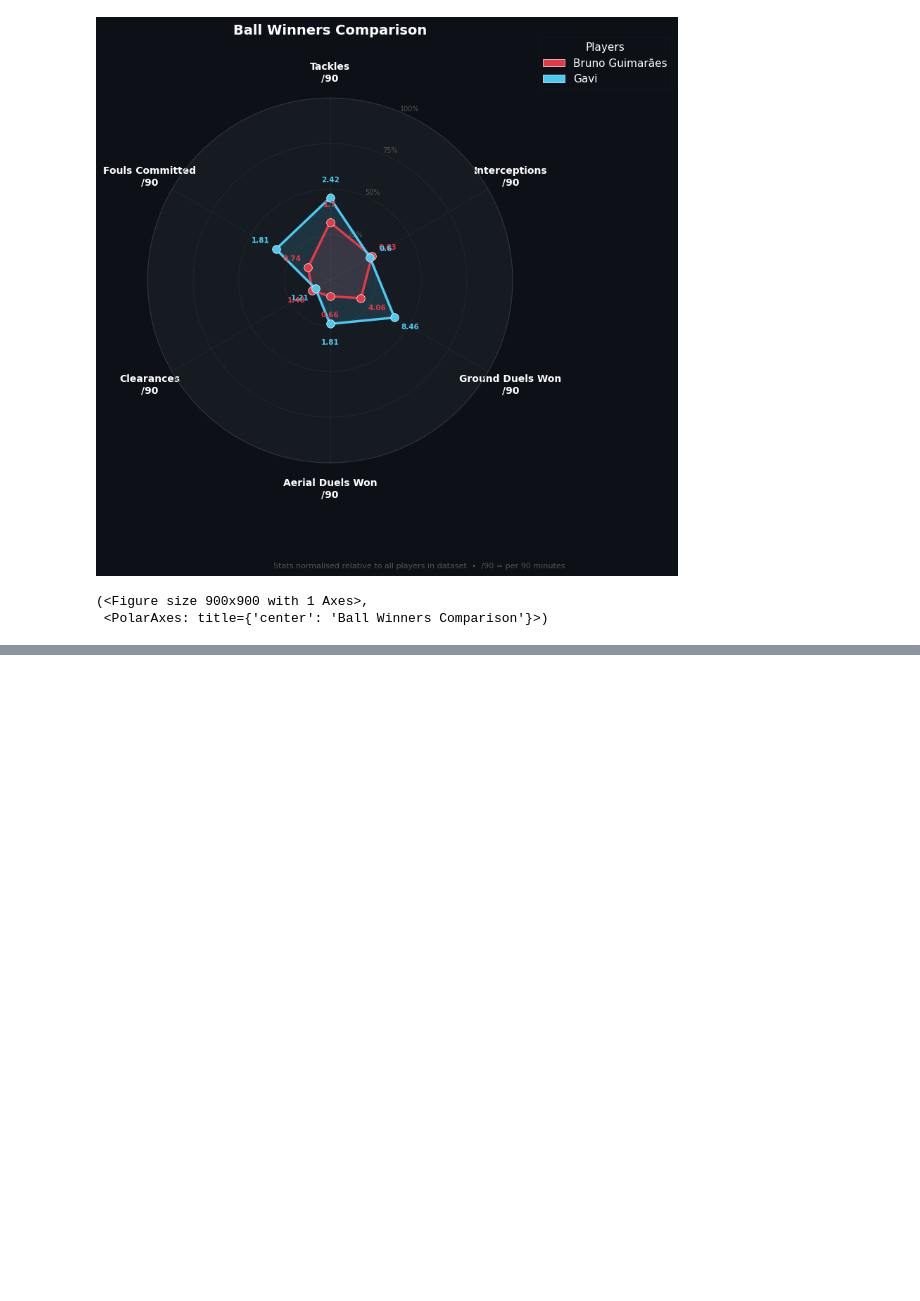
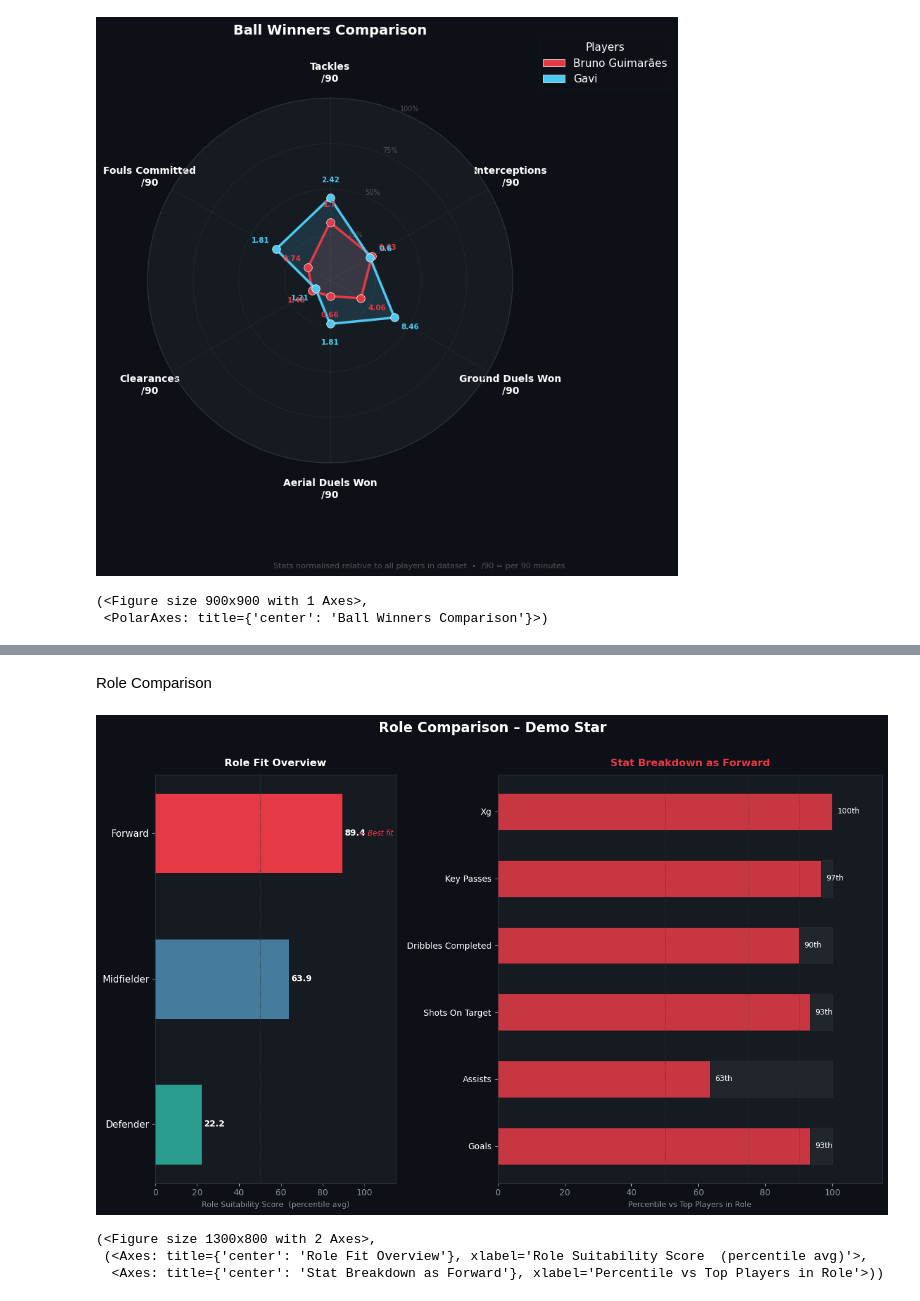
Before and after one commit to amenhany/football-analytics, a Jupyter notebook: notebooks/04_analysis_and_visualization.ipynb, the cells around one changed output, grey strips where cells are left out. Cells and saved outputs as stored; diff of their text form; code cells hidden in the pictures; blank space fills up the shorter version.

```diff
--- a/notebooks/04_analysis_and_visualization.ipynb
+++ b/notebooks/04_analysis_and_visualization.ipynb
@@ -30,0 +121,27 @@ plot_radar(
+# %% [markdown]
+Role Comparison
+# %%
+from scripts.role_comparison import plot_role_comparison
+
+plot_role_comparison(
+    df,
+    player_name="Demo Star",
+    name_col="player",
+    role_col="position",
+    roles=["Forward", "Midfielder", "Defender"],
+    role_stats={
+        "Forward":    ["goals", "assists", "shots_on_target",
+                       "dribbles_completed", "key_passes", "xg"],
+        "Midfielder": ["key_passes", "assists", "pass_accuracy",
+                       "dribbles_completed", "tackles", "progressive_passes"],
+        "Defender":   ["tackles", "interceptions", "clearances",
+                       "aerial_duels_won", "blocks", "pass_accuracy"],
+    },
+    top_n=30,
+    save_path=None,
+)
+# %% [output]
+[figure, added]
+(<Figure size 1300x800 with 2 Axes>,
+ (<Axes: title={'center': 'Role Fit Overview'}, xlabel='Role Suitability Score  (percentile avg)'>,
+  <Axes: title={'center': 'Stat Breakdown as Forward'}, xlabel='Percentile vs Top Players in Role'>))
```
Also changed, not shown: parts of 5 cells of this notebook, 3 other files.
